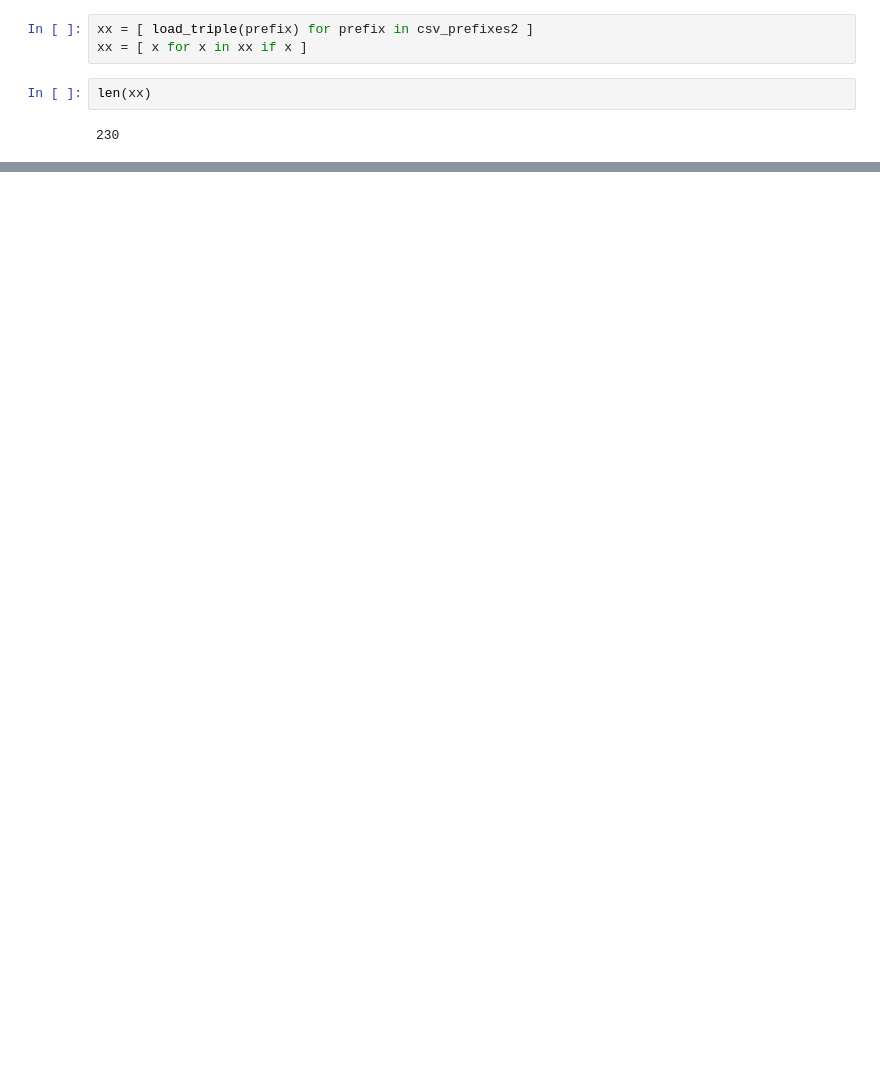
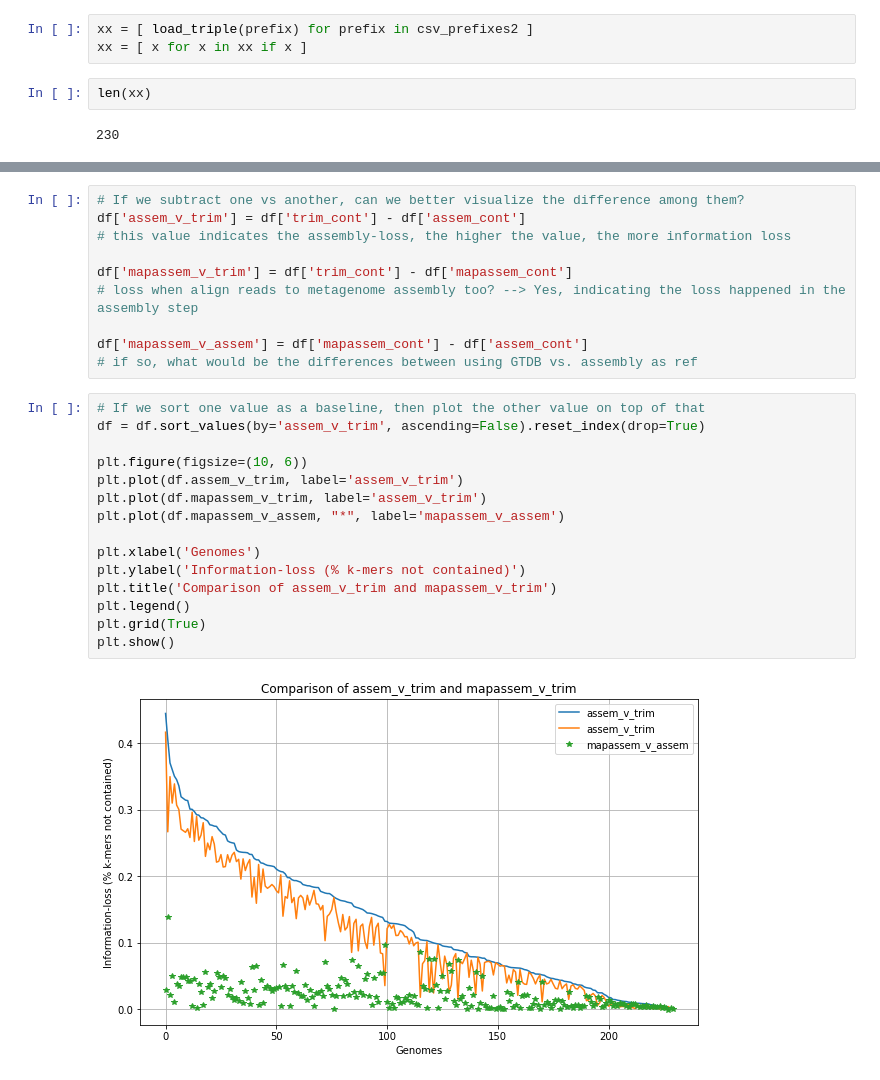
Before and after one commit to jeanzzhao/onehuman, a Jupyter notebook: atta/ERR505104_analyze-map-to-assembly.ipynb, the cells around one changed output, grey strips where cells are left out. Saved outputs shown, nothing was run; the diff lists cells and outputs as text; blank space fills up the shorter version.

```diff
--- a/atta/ERR505104_analyze-map-to-assembly.ipynb
+++ b/atta/ERR505104_analyze-map-to-assembly.ipynb
@@ -124,0 +201,27 @@ axes.set_xticklabels(labels)
+# %%
+# If we subtract one vs another, can we better visualize the difference among them?
+df['assem_v_trim'] = df['trim_cont'] - df['assem_cont']
+# this value indicates the assembly-loss, the higher the value, the more information loss
+
+df['mapassem_v_trim'] = df['trim_cont'] - df['mapassem_cont']
+# loss when align reads to metagenome assembly too? --> Yes, indicating the loss happened in the assembly step
+
+df['mapassem_v_assem'] = df['mapassem_cont'] - df['assem_cont']
+# if so, what would be the differences between using GTDB vs. assembly as ref
+# %%
+# If we sort one value as a baseline, then plot the other value on top of that
+df = df.sort_values(by='assem_v_trim', ascending=False).reset_index(drop=True)
+
+plt.figure(figsize=(10, 6))
+plt.plot(df.assem_v_trim, label='assem_v_trim')
+plt.plot(df.mapassem_v_trim, label='assem_v_trim')
+plt.plot(df.mapassem_v_assem, "*", label='mapassem_v_assem')
+
+plt.xlabel('Genomes')
+plt.ylabel('Information-loss (% k-mers not contained)')
+plt.title('Comparison of assem_v_trim and mapassem_v_trim')
+plt.legend()
+plt.grid(True)
+plt.show()
+# %% [output]
+[figure, added]
```
Also changed, not shown: parts of 14 cells of this notebook.
